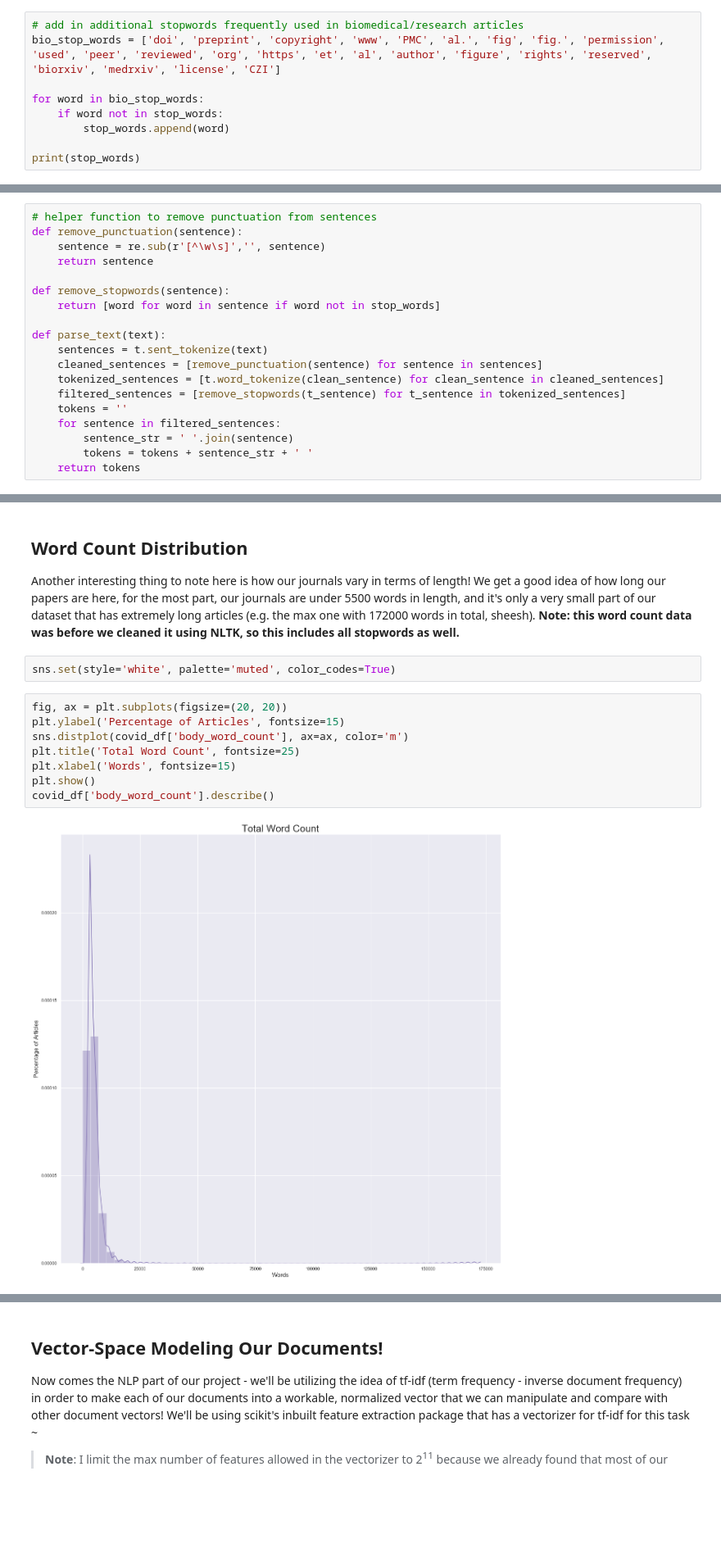
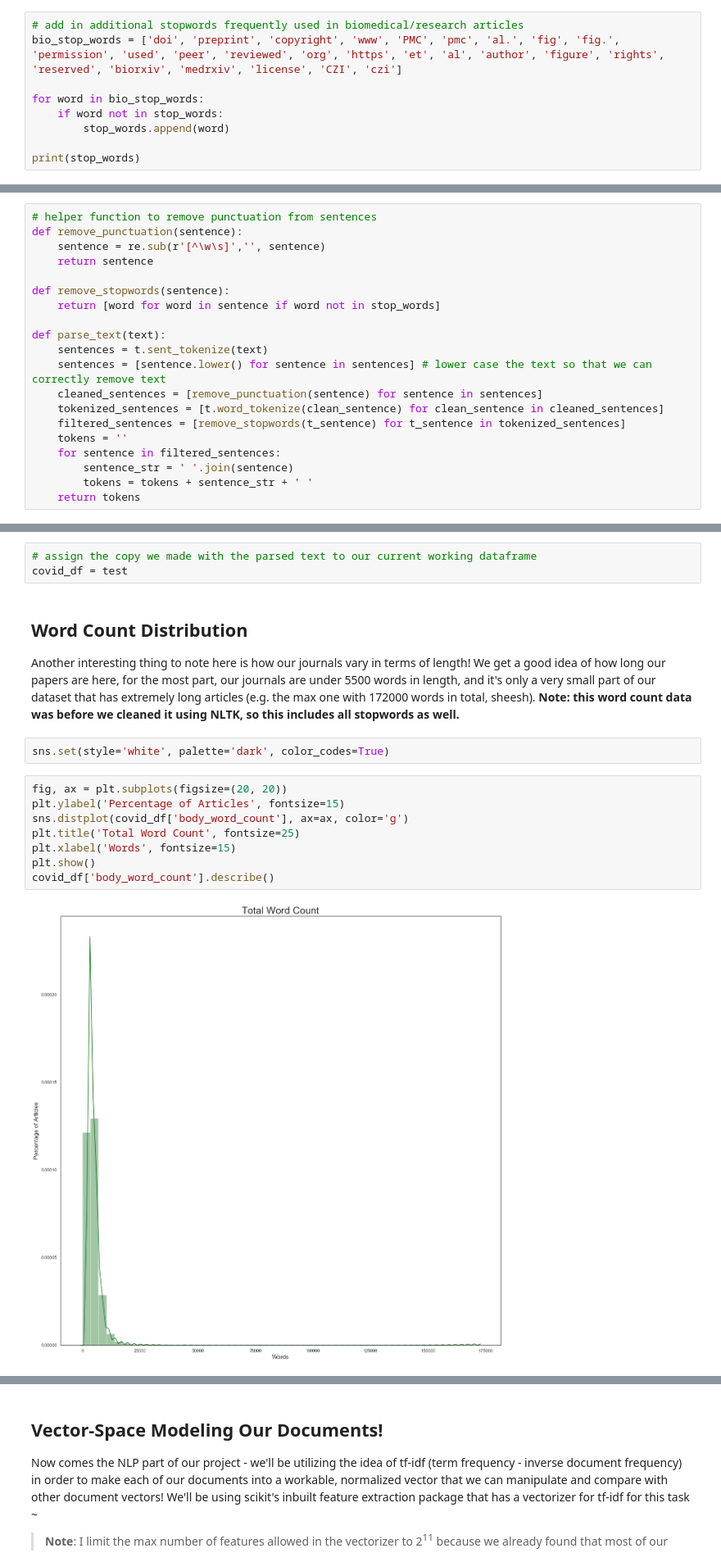
Before and after one commit to orangejuicetin/CIS545-Final-Project, a Jupyter notebook: justin_choi_cis545_final.ipynb, the cells around one changed output, grey strips where cells are left out. Shown: that part at 82% size. Saved outputs shown, nothing was run; the diff lists cells and outputs as text; blank space fills up the shorter version.

```diff
--- a/justin_choi_cis545_final.ipynb
+++ b/justin_choi_cis545_final.ipynb
@@ -474,7 +474,7 @@ print(stop_words)
 [nltk_data]   Package stopwords is already up-to-date!
 # %%
 # add in additional stopwords frequently used in biomedical/research articles
-bio_stop_words = ['doi', 'preprint', 'copyright', 'www', 'PMC', 'al.', 'fig', 'fig.', 'permission', 'used', 'peer', 'reviewed', 'org', 'https', 'et', 'al', 'author', 'figure', 'rights', 'reserved', 'biorxiv', 'medrxiv', 'license', 'CZI']
+bio_stop_words = ['doi', 'preprint', 'copyright', 'www', 'PMC', 'pmc', 'al.', 'fig', 'fig.', 'permission', 'used', 'peer', 'reviewed', 'org', 'https', 'et', 'al', 'author', 'figure', 'rights', 'reserved', 'biorxiv', 'medrxiv', 'license', 'CZI', 'czi']
 
 for word in bio_stop_words:
     if word not in stop_words:
@@ -494,6 +494,7 @@ def remove_stopwords(sentence):
 
 def parse_text(text):
     sentences = t.sent_tokenize(text)
+    sentences = [sentence.lower() for sentence in sentences] # lower case the text so that we can correctly remove text
     cleaned_sentences = [remove_punctuation(sentence) for sentence in sentences]
     tokenized_sentences = [t.word_tokenize(clean_sentence) for clean_sentence in cleaned_sentences]
     filtered_sentences = [remove_stopwords(t_sentence) for t_sentence in tokenized_sentences]
@@ -519,18 +534,21 @@ test
+# %%
+# assign the copy we made with the parsed text to our current working dataframe
+covid_df = test
 # %% [markdown]
 ## Word Count Distribution
 Another interesting thing to note here is how our journals vary in terms of length! We get a good idea of how long our papers are here, for the most part, our journals are under 5500 words in length, and it's only a very small part of our dataset that has extremely long articles (e.g. the max one with 172000 words in total, sheesh). __Note: this word count data was before we cleaned it using NLTK, so this includes all stopwords as well.__
 # %%
-sns.set(style='white', palette='muted', color_codes=True)
+sns.set(style='white', palette='dark', color_codes=True)
 # %%
 fig, ax = plt.subplots(figsize=(20, 20))
 plt.ylabel('Percentage of Articles', fontsize=15)
-sns.distplot(covid_df['body_word_count'], ax=ax, color='m')
+sns.distplot(covid_df['body_word_count'], ax=ax, color='g')
 plt.title('Total Word Count', fontsize=25)
 plt.xlabel('Words', fontsize=15)
 plt.show()
 covid_df['body_word_count'].describe()
 # %% [output]
-[figure, old version]
+[figure, new version]
 count     29602.000000
 mean       4559.986420
 std        3528.632565
```
Also changed, not shown: parts of 10 cells of this notebook.
